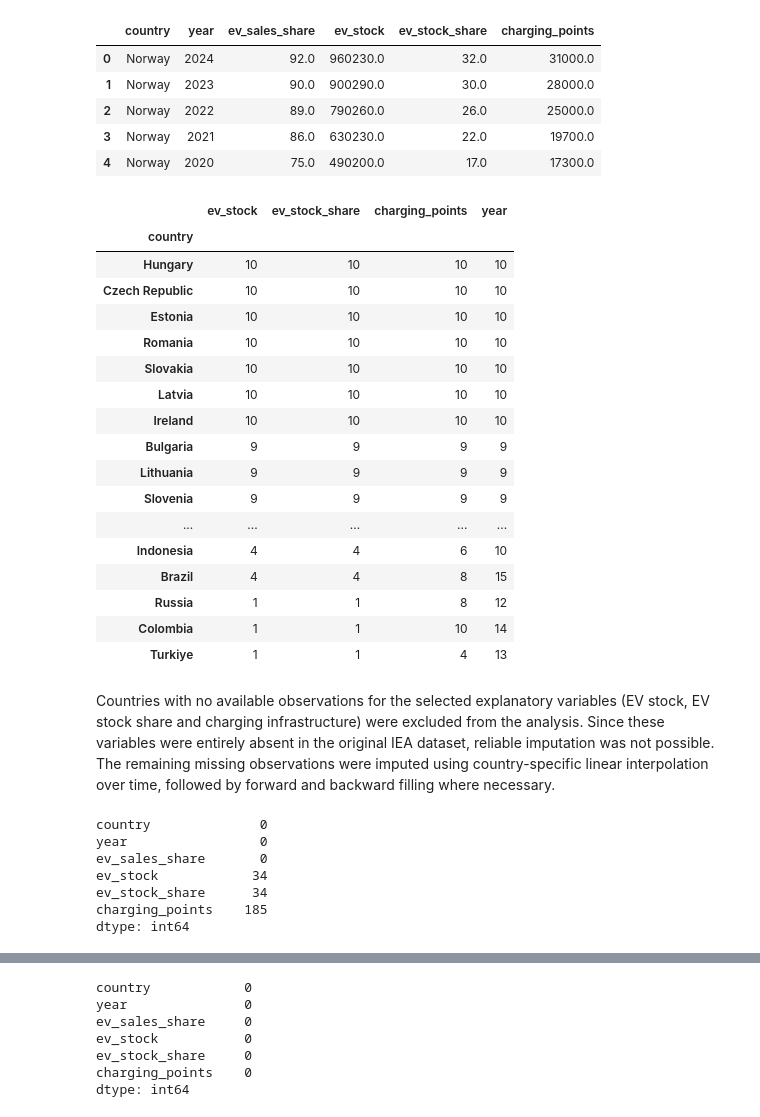
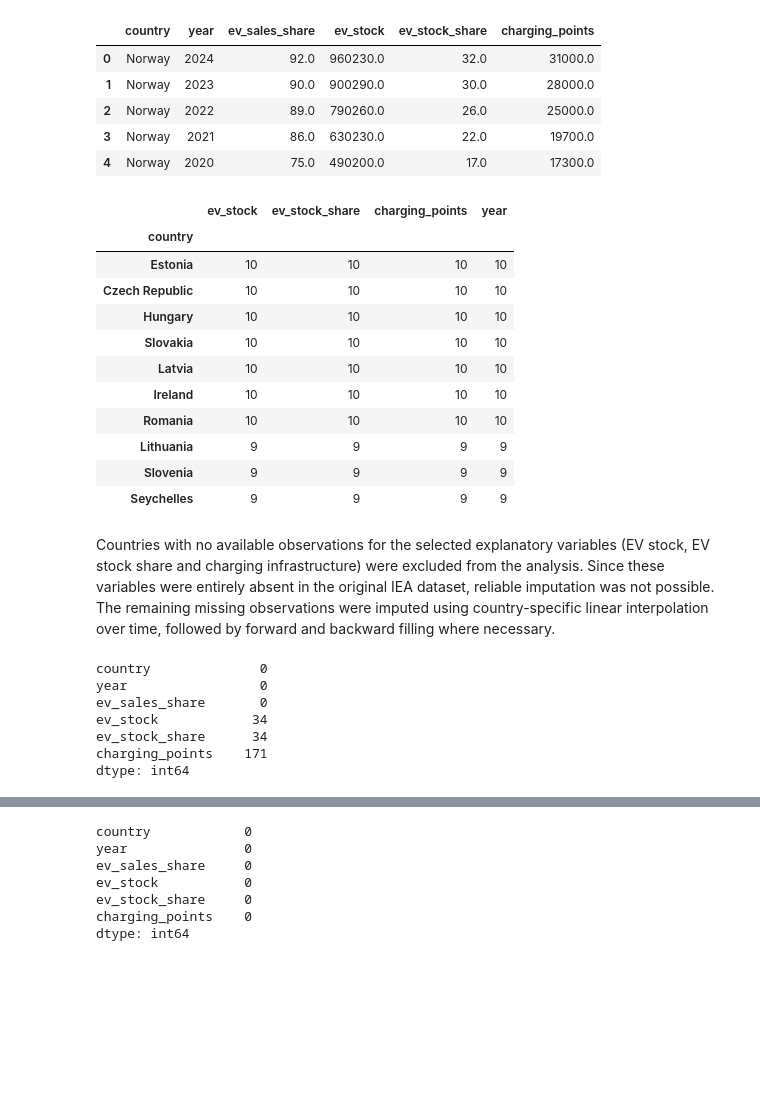
Before and after one commit to hemanth-kumar-1994/Final_Project, a Jupyter notebook: notebooks/Missing_value_imputation.ipynb, the cells around one changed output, grey strips where cells are left out. Saved outputs shown, nothing was run; the diff lists cells and outputs as text; code cells hidden in the pictures; blank space fills up the shorter version.

```diff
--- a/notebooks/Missing_value_imputation.ipynb
+++ b/notebooks/Missing_value_imputation.ipynb
@@ -6,9 +5,9 @@ warnings.filterwarnings('ignore')
 # %%
 file_path = '../data/processed/master_dataset.csv'
 
-master_df = pd.read_csv(file_path)
+df = pd.read_csv(file_path)
 
-master_df.head()
+df.head()
 # %% [output]
 |  | country | year | ev_sales_share | ev_stock | ev_stock_share | charging_points |
 | 0 | Norway | 2024 | 92.0 | 960230.0 | 32.0 | 31000.0 |
@@ -17,33 +16,27 @@ master_df.head()
 | 3 | Norway | 2021 | 86.0 | 630230.0 | 22.0 | 19700.0 |
 | 4 | Norway | 2020 | 75.0 | 490200.0 | 17.0 | 17300.0 |
 # %%
-country_missing = master_df.groupby('country').agg({
+country_missing = df.groupby('country').agg({
     'ev_stock': lambda x: x.isna().sum(),
     'ev_stock_share': lambda x: x.isna().sum(),
     'charging_points': lambda x: x.isna().sum(),
     'year': 'count'
 }).sort_values('ev_stock', ascending=False)
 
-country_missing.head(20)
+country_missing.head(10)
 # %% [output]
 |  | ev_stock | ev_stock_share | charging_points | year |
 | country |  |  |  |  |
+| Estonia | 10 | 10 | 10 | 10 |
+| Czech Republic | 10 | 10 | 10 | 10 |
 | Hungary | 10 | 10 | 10 | 10 |
-| Czech Republic | 10 | 10 | 10 | 10 |
-| Estonia | 10 | 10 | 10 | 10 |
-| Romania | 10 | 10 | 10 | 10 |
 | Slovakia | 10 | 10 | 10 | 10 |
 | Latvia | 10 | 10 | 10 | 10 |
 | Ireland | 10 | 10 | 10 | 10 |
-| Bulgaria | 9 | 9 | 9 | 9 |
+| Romania | 10 | 10 | 10 | 10 |
 | Lithuania | 9 | 9 | 9 | 9 |
 | Slovenia | 9 | 9 | 9 | 9 |
-| ... | ... | ... | ... | ... |
-| Indonesia | 4 | 4 | 6 | 10 |
-| Brazil | 4 | 4 | 8 | 15 |
-| Russia | 1 | 1 | 8 | 12 |
-| Colombia | 1 | 1 | 10 | 14 |
-| Turkiye | 1 | 1 | 4 | 13 |
+| Seychelles | 9 | 9 | 9 | 9 |
 # %%
 countries_to_remove = [
     'Hungary','Czech Republic','Estonia','Romania',
@@ -57,13 +50,13 @@ master_df = master_df[
 # %% [markdown]
 Countries with no available observations for the selected explanatory variables (EV stock, EV stock share and charging infrastructure) were excluded from the analysis. Since these variables were entirely absent in the original IEA dataset, reliable imputation was not possible. The remaining missing observations were imputed using country-specific linear interpolation over time, followed by forward and backward filling where necessary.
 # %%
-master_df.isnull().sum()
+df.isnull().sum()
 # %% [output]
 country              0
 year                 0
 ev_sales_share       0
 ev_stock            34
 ev_stock_share      34
-charging_points    185
+charging_points    171
 dtype: int64
 # %%
```
Also changed, not shown: parts of 13 cells of this notebook, 6 other files.
